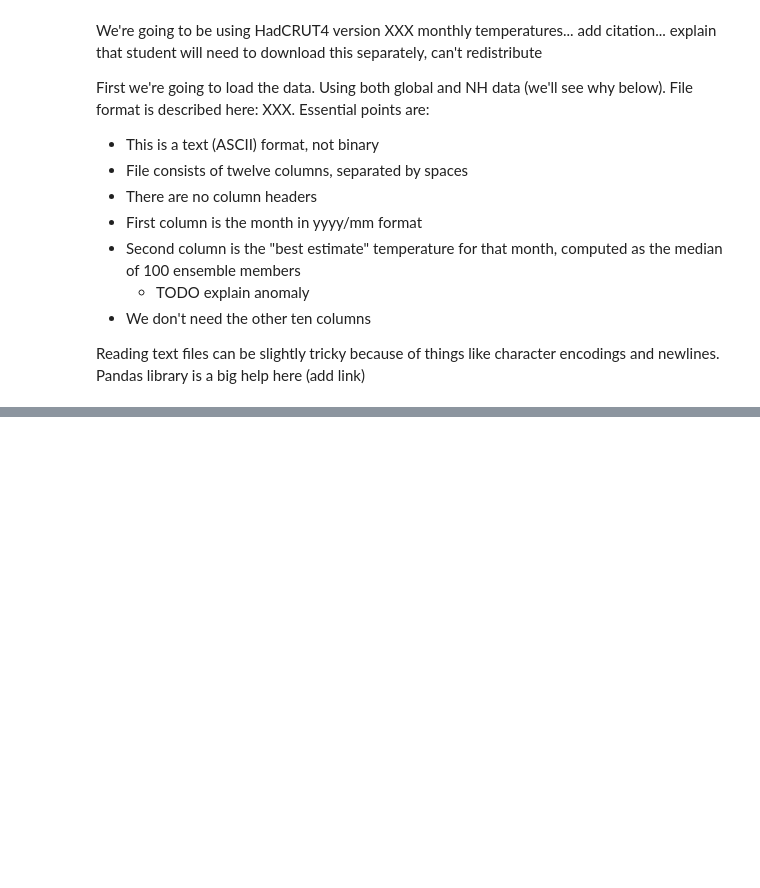
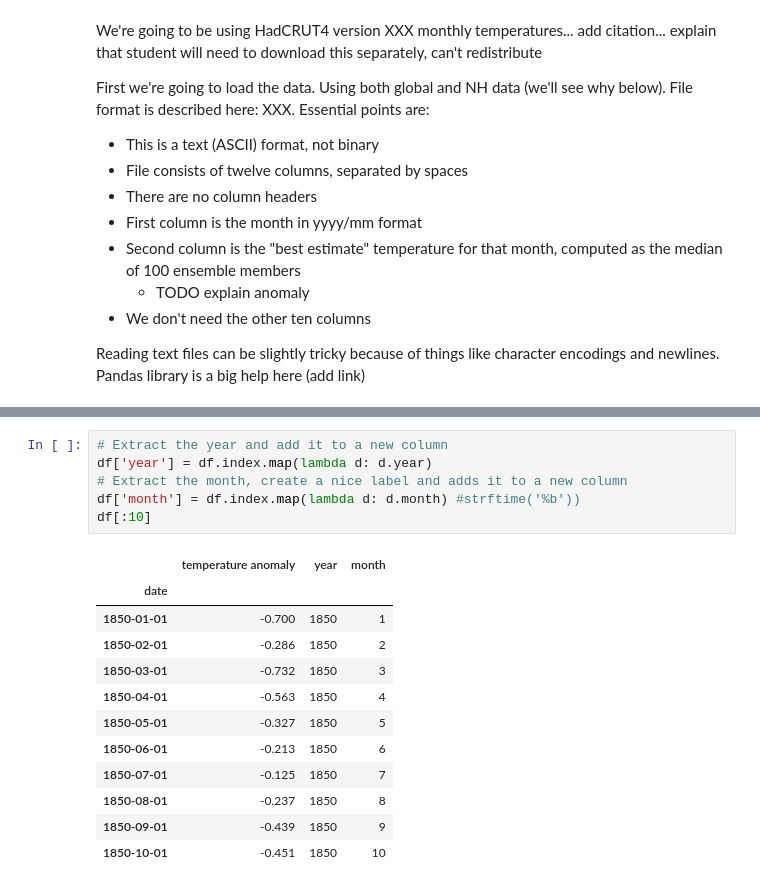
Before and after one commit to Data-Tree/visualization, a Jupyter notebook: timeseries/Visualizing timeseries.ipynb, the cells around one changed output, grey strips where cells are left out. Cells and saved outputs as stored; diff of their text form; blank space fills up the shorter version.

```diff
--- a/timeseries/Visualizing timeseries.ipynb
+++ b/timeseries/Visualizing timeseries.ipynb
@@ -42,0 +55,19 @@ df.plot()
+# %%
+# Extract the year and add it to a new column
+df['year'] = df.index.map(lambda d: d.year)
+# Extract the month, create a nice label and adds it to a new column
+df['month'] = df.index.map(lambda d: d.month) #strftime('%b'))
+df[:10]
+# %% [output]
+|  | temperature anomaly | year | month |
+| date |  |  |  |
+| 1850-01-01 | -0.700 | 1850 | 1 |
+| 1850-02-01 | -0.286 | 1850 | 2 |
+| 1850-03-01 | -0.732 | 1850 | 3 |
+| 1850-04-01 | -0.563 | 1850 | 4 |
+| 1850-05-01 | -0.327 | 1850 | 5 |
+| 1850-06-01 | -0.213 | 1850 | 6 |
+| 1850-07-01 | -0.125 | 1850 | 7 |
+| 1850-08-01 | -0.237 | 1850 | 8 |
+| 1850-09-01 | -0.439 | 1850 | 9 |
+| 1850-10-01 | -0.451 | 1850 | 10 |
```
Also changed, not shown: parts of 4 cells of this notebook.
